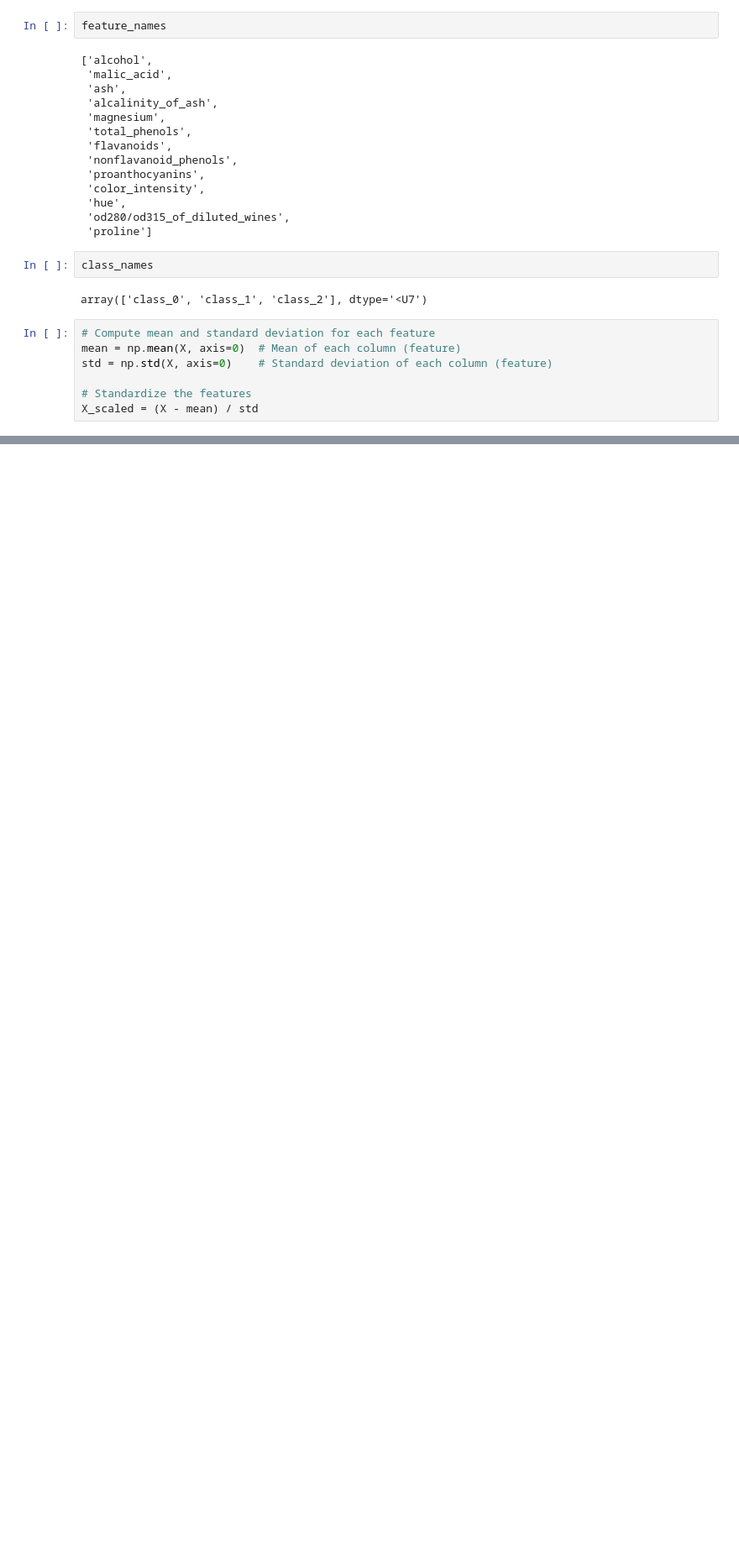
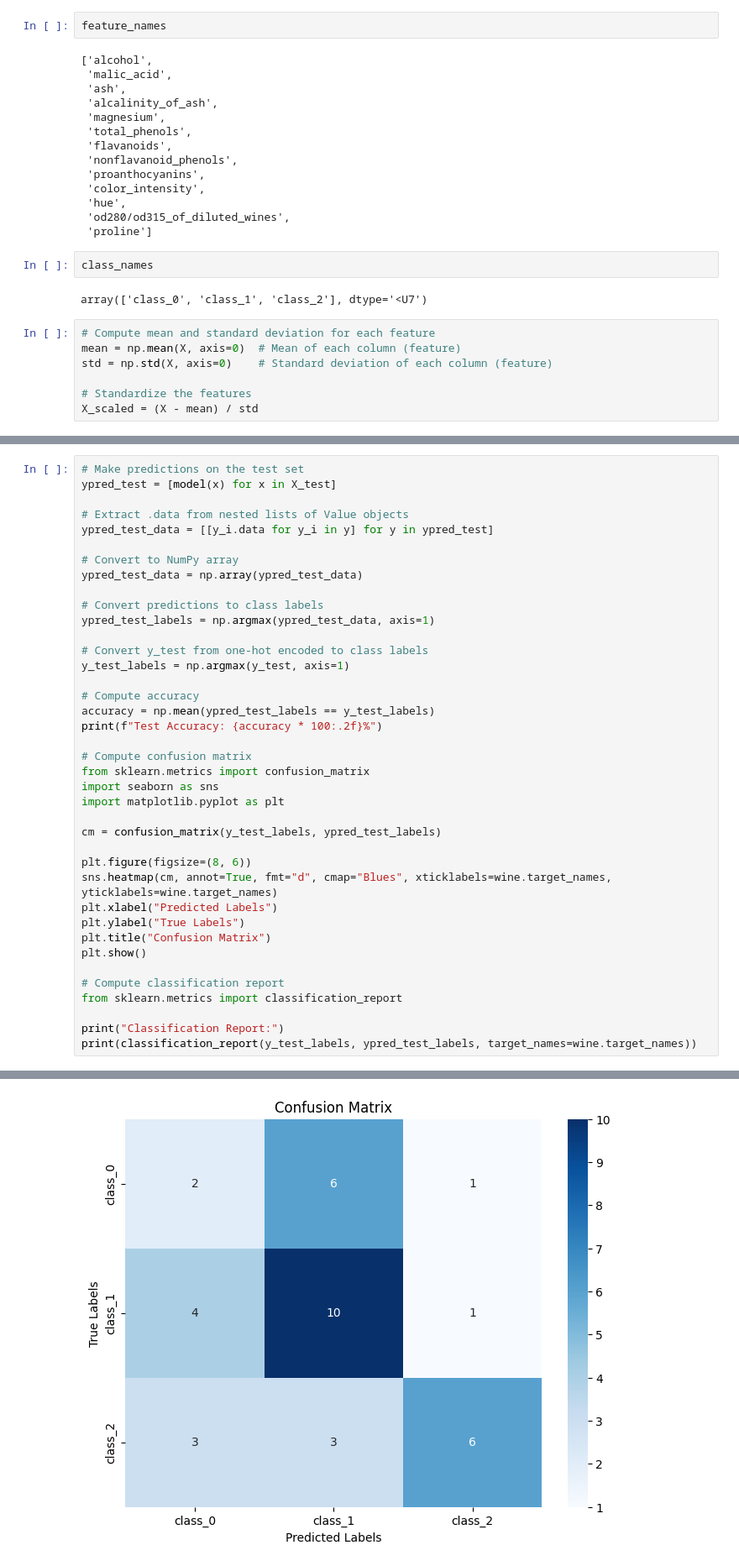
Before and after one commit to burakemretetik/micrograd, a Jupyter notebook: micrograd_2.ipynb, the cells around one changed output, grey strips where cells are left out. Shown at 84% size. Saved outputs shown, nothing was run; the diff lists cells and outputs as text; blank space fills up the shorter version.

```diff
--- a/micrograd_2.ipynb
+++ b/micrograd_2.ipynb
@@ -290,0 +400,40 @@ y_train, y_test = y[indices[:split_index]], y[indices[split_index:]]
+# %%
+# Make predictions on the test set
+ypred_test = [model(x) for x in X_test]
+
+# Extract .data from nested lists of Value objects
+ypred_test_data = [[y_i.data for y_i in y] for y in ypred_test]
+
+# Convert to NumPy array
+ypred_test_data = np.array(ypred_test_data)
+
+# Convert predictions to class labels
+ypred_test_labels = np.argmax(ypred_test_data, axis=1)
+
+# Convert y_test from one-hot encoded to class labels
+y_test_labels = np.argmax(y_test, axis=1)
+
+# Compute accuracy
+accuracy = np.mean(ypred_test_labels == y_test_labels)
+print(f"Test Accuracy: {accuracy * 100:.2f}%")
+
+# Compute confusion matrix
+from sklearn.metrics import confusion_matrix
+import seaborn as sns
+import matplotlib.pyplot as plt
+
+cm = confusion_matrix(y_test_labels, ypred_test_labels)
+
+plt.figure(figsize=(8, 6))
+sns.heatmap(cm, annot=True, fmt="d", cmap="Blues", xticklabels=wine.target_names, yticklabels=wine.target_names)
+plt.xlabel("Predicted Labels")
+plt.ylabel("True Labels")
+plt.title("Confusion Matrix")
+plt.show()
+
+# Compute classification report
+from sklearn.metrics import classification_report
+
+print("Classification Report:")
+print(classification_report(y_test_labels, ypred_test_labels, target_names=wine.target_names))
+# %% [output]
@@ -290,0 +441 @@ y_train, y_test = y[indices[:split_index]], y[indices[split_index:]]
+[figure, added]
```
Also changed, not shown: parts of 11 cells of this notebook.
